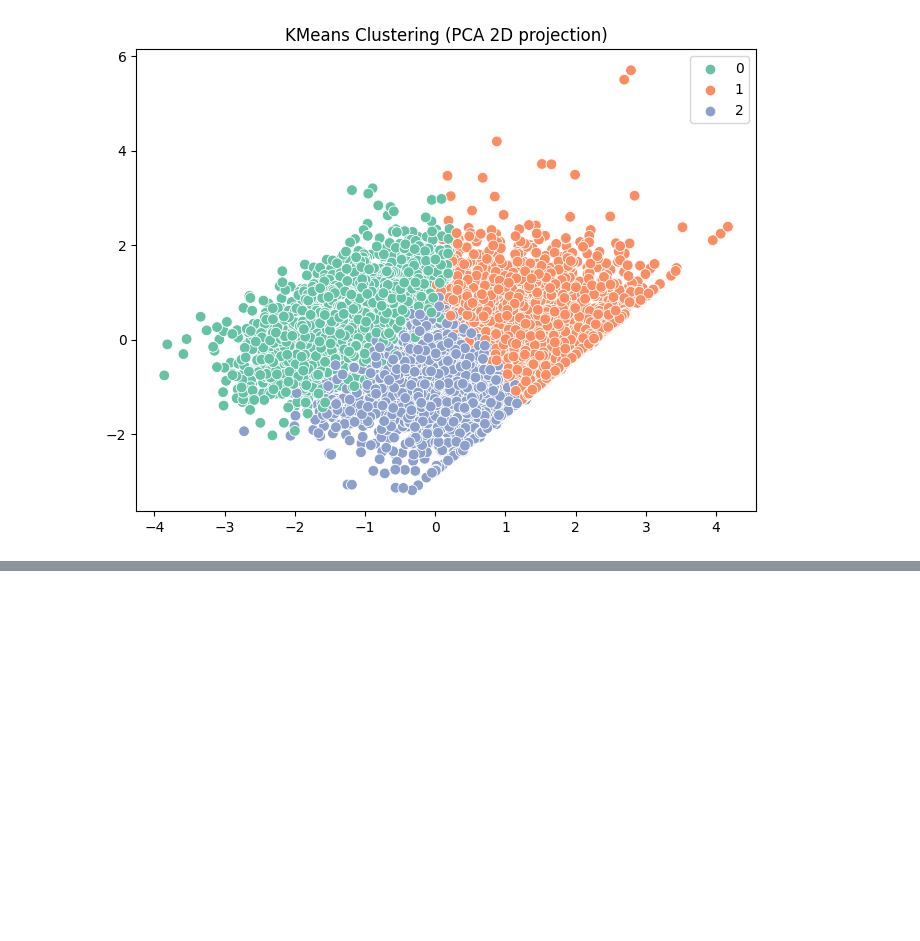
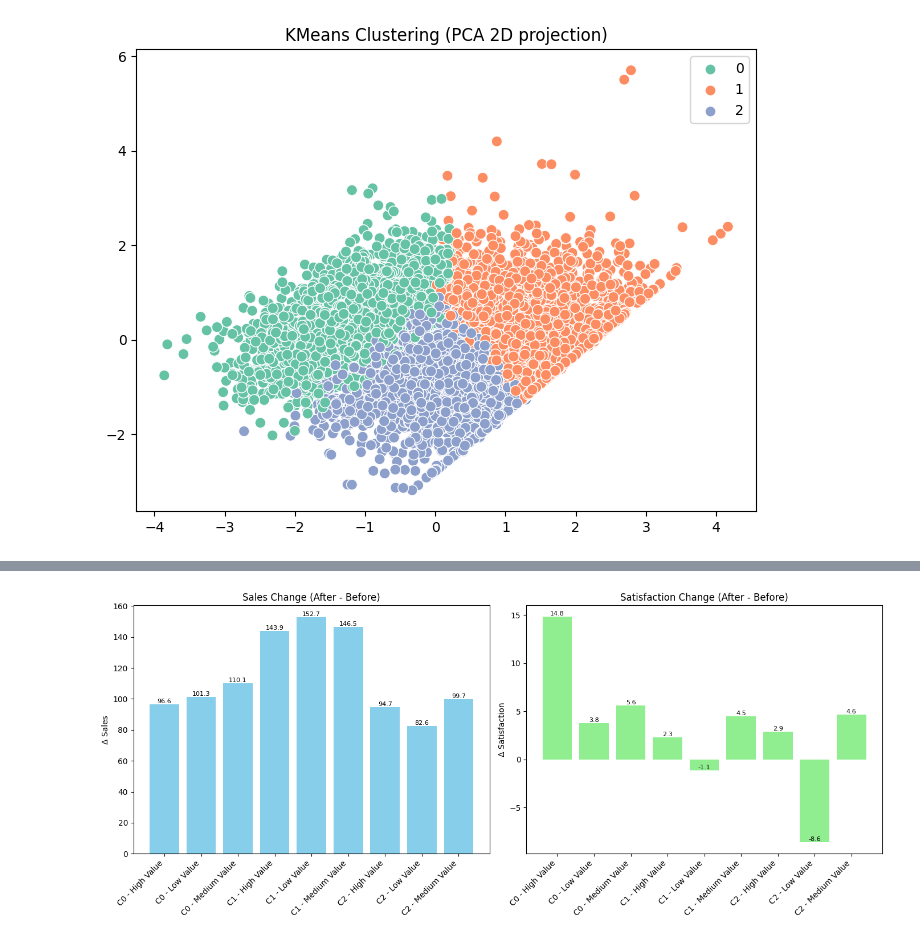
Before and after one commit to liaohan618/Sales-Satisfaction-Kaggle, a Jupyter notebook: SNS_Complete_Project.ipynb, the cells around one changed output, grey strips where cells are left out. Drawn from its saved outputs; the diff is of its cells as text; code cells hidden in the pictures; blank space fills up the shorter version.

Commit message:
cluster analysis

```diff
--- a/SNS_Complete_Project.ipynb
+++ b/SNS_Complete_Project.ipynb
@@ -336,3 +337,8 @@ Test cluster distribution: 0    702
 2    608
 Name: count, dtype: int64
 [figure]
+# %%
+clusters = kmeans.named_steps['cluster'].labels_
+df_clustered = df.copy()
+df_clustered['Cluster'] = clusters
+print(df_clustered['Cluster'].value_counts())
@@ -338,0 +430,11 @@ Name: count, dtype: int64
+# %%
+clustered_treatment = (
+    df_clustered[df_clustered['Group'] == 'Treatment']
+    .groupby(['Cluster', 'Customer_Segment'])[['Sales_Before', 'Sales_After',
+                                               'Customer_Satisfaction_Before',
+                                               'Customer_Satisfaction_After']]
+    .mean()
+)
+
+clustered_treatment = clustered_treatment.reset_index()
+clustered_treatment
@@ -338,0 +452,53 @@ Name: count, dtype: int64
+# %%
+clustered_treatment['Sales_Delta'] = clustered_treatment['Sales_After'] - clustered_treatment['Sales_Before']
+clustered_treatment['Satisfaction_Delta'] = clustered_treatment['Customer_Satisfaction_After'] - clustered_treatment['Customer_Satisfaction_Before']
+clustered_treatment_reset = clustered_treatment.reset_index()
+
+fig, axes = plt.subplots(1, 2, figsize=(14,6))
+
+# ---- Sales Delta ----
+bars1 = axes[0].bar(
+    x=range(len(clustered_treatment_reset)),
+    height=clustered_treatment_reset['Sales_Delta'],
+    color="skyblue"
+)
+
+axes[0].set_title("Sales Change (After - Before)")
+axes[0].set_ylabel("Δ Sales")
+axes[0].set_xticks(range(len(clustered_treatment_reset)))
+axes[0].set_xticklabels(
+    clustered_treatment_reset[['Cluster','Customer_Segment']].apply(lambda x: f"C{x['Cluster']} - {x['Customer_Segment']}", axis=1),
+    rotation=45, ha='right'
+)
+
+# Label values on top
+for bar in bars1:
+    axes[0].text(bar.get_x() + bar.get_width()/2, bar.get_height(), f"{bar.get_height():.1f}",
+                 ha='center', va='bottom', fontsize=8)
+
+
+# ---- Satisfaction Delta ----
+bars2 = axes[1].bar(
+    x=range(len(clustered_treatment_reset)),
+    height=clustered_treatment_reset['Satisfaction_Delta'],
+    color="lightgreen"
+)
+
+axes[1].set_title("Satisfaction Change (After - Before)")
+axes[1].set_ylabel("Δ Satisfaction")
+axes[1].set_xticks(range(len(clustered_treatment_reset)))
+axes[1].set_xticklabels(
+    clustered_treatment_reset[['Cluster','Customer_Segment']].apply(lambda x: f"C{x['Cluster']} - {x['Customer_Segment']}", axis=1),
+    rotation=45, ha='right'
+)
+
+# Label values on top
+for bar in bars2:
+    axes[1].text(bar.get_x() + bar.get_width()/2, bar.get_height(), f"{bar.get_height():.1f}",
+                 ha='center', va='bottom', fontsize=8)
+
+
+plt.tight_layout()
+plt.show()
+# %% [output]
+[figure, added]
```
Also changed, not shown: parts of 12 cells of this notebook.
